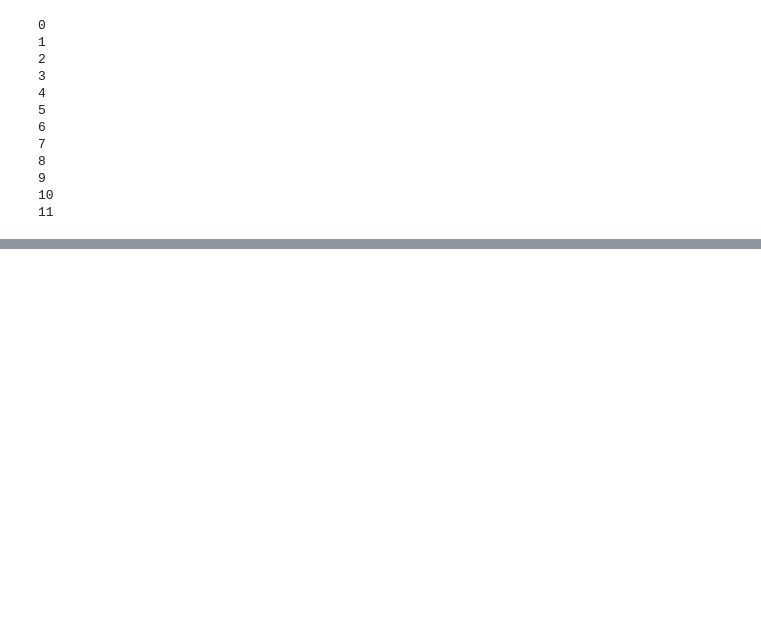
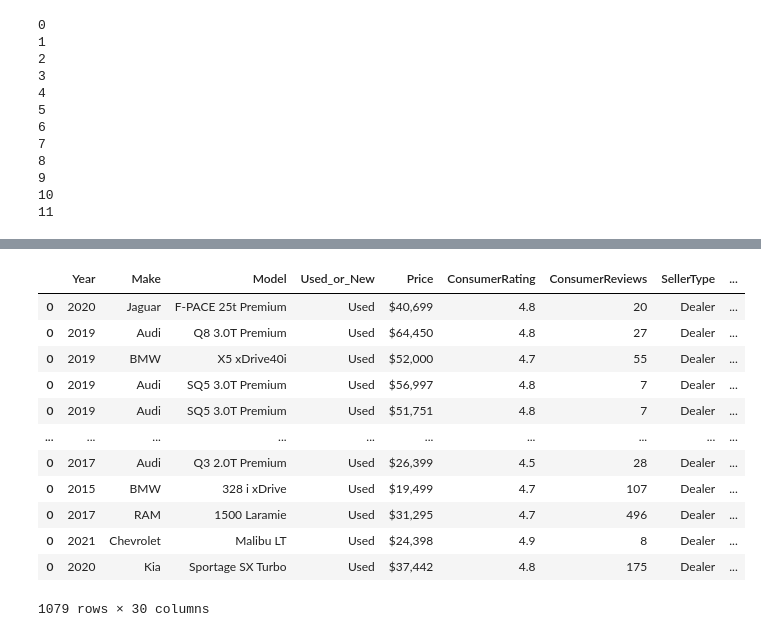
Before and after one commit to umarovj/Car-Search-Project, a Jupyter notebook: Code.ipynb, the cells around one changed output, grey strips where cells are left out. Saved outputs shown, nothing was run; the diff lists cells and outputs as text; code cells hidden in the pictures; blank space fills up the shorter version.

```diff
--- a/Code.ipynb
+++ b/Code.ipynb
@@ -163,0 +164,17 @@ df
+# %%
+df = df.drop(['ExteriorColor', 'InteriorColor'], axis=1)
+df
+# %% [output]
+|  | Year | Make | Model | Used_or_New | Price | ConsumerRating | ConsumerReviews | SellerType | ... |
+| 0 | 2020 | Jaguar | F-PACE 25t Premium | Used | $40,699 | 4.8 | 20 | Dealer | ... |
+| 0 | 2019 | Audi | Q8 3.0T Premium | Used | $64,450 | 4.8 | 27 | Dealer | ... |
+| 0 | 2019 | BMW | X5 xDrive40i | Used | $52,000 | 4.7 | 55 | Dealer | ... |
+| 0 | 2019 | Audi | SQ5 3.0T Premium | Used | $56,997 | 4.8 | 7 | Dealer | ... |
+| 0 | 2019 | Audi | SQ5 3.0T Premium | Used | $51,751 | 4.8 | 7 | Dealer | ... |
+| ... | ... | ... | ... | ... | ... | ... | ... | ... | ... |
+| 0 | 2017 | Audi | Q3 2.0T Premium | Used | $26,399 | 4.5 | 28 | Dealer | ... |
+| 0 | 2015 | BMW | 328 i xDrive | Used | $19,499 | 4.7 | 107 | Dealer | ... |
+| 0 | 2017 | RAM | 1500 Laramie | Used | $31,295 | 4.7 | 496 | Dealer | ... |
+| 0 | 2021 | Chevrolet | Malibu LT | Used | $24,398 | 4.9 | 8 | Dealer | ... |
+| 0 | 2020 | Kia | Sportage SX Turbo | Used | $37,442 | 4.8 | 175 | Dealer | ... |
+1079 rows × 30 columns
```
Also changed, not shown: parts of 6 cells of this notebook, 14 other files.
